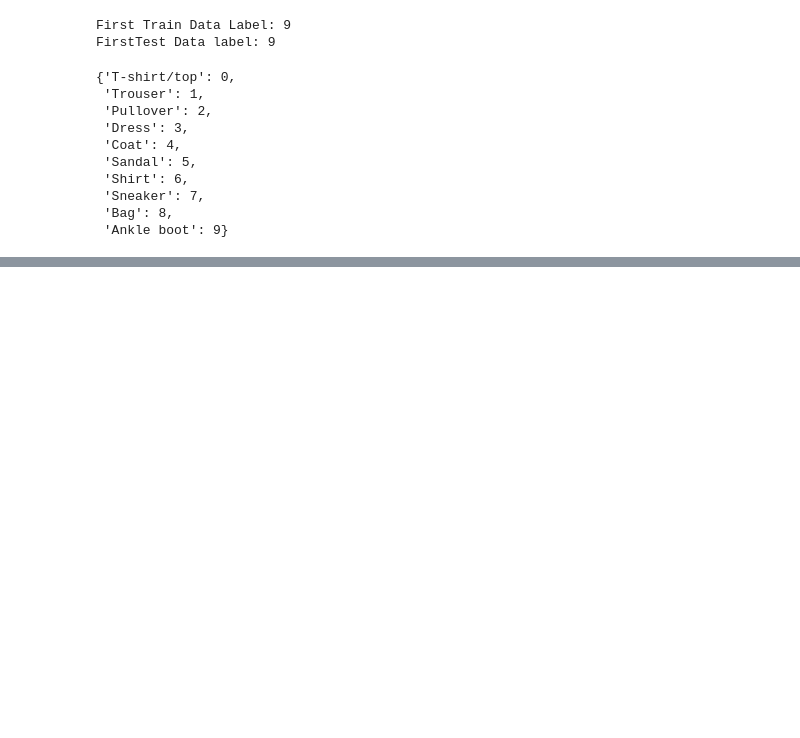
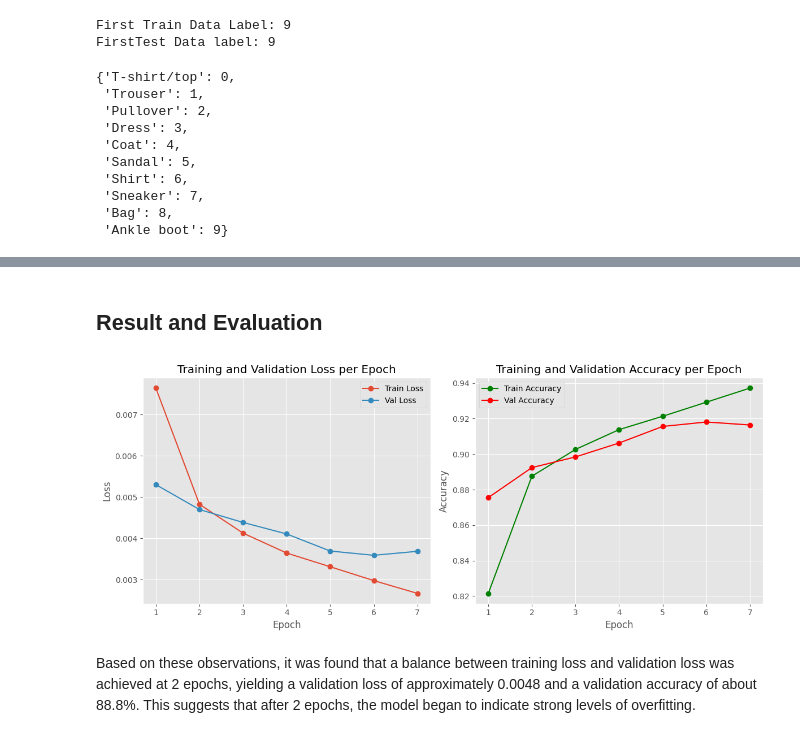
Before and after one commit to mobadara/fashion-mnist-pytorch-cnn, a Jupyter notebook: fashion-mnist-cnn.ipynb, the cells around one changed output, grey strips where cells are left out. Drawn from its saved outputs; the diff is of its cells as text; code cells hidden in the pictures; blank space fills up the shorter version.

```diff
--- a/fashion-mnist-cnn.ipynb
+++ b/fashion-mnist-cnn.ipynb
@@ -80,0 +264,5 @@ Our goal is to develop a Deep Learning Model using PyTorch Convolutional Neural
+# %%
+model = Net()
+criterion, optimizer = nn.CrossEntropyLoss(), optim.Adam(model.parameters(), lr=0.001)
+ # Model was trained on `epoch` 4, 5, 6, 7, 8
+num_classes, num_epochs = 10, 7
@@ -80,0 +360,29 @@ Our goal is to develop a Deep Learning Model using PyTorch Convolutional Neural
+# %% [markdown]
+## **Result and Evaluation**
+# %%
+# Plotting training and validation metrics
+plt.figure(figsize=(12, 5))
+plt.subplot(1, 2, 1)
+plt.plot(range(1, num_epochs + 1), train_losses, marker='o', label='Train Loss')
+plt.plot(range(1, num_epochs + 1), val_losses, marker='o', label='Val Loss')
+plt.xlabel('Epoch')
+plt.ylabel('Loss')
+plt.title('Training and Validation Loss per Epoch')
+plt.legend()
+plt.grid(True)
+
+plt.subplot(1, 2, 2)
+plt.plot(range(1, num_epochs + 1), train_accuracies, marker='o', color='green', label='Train Accuracy')
+plt.plot(range(1, num_epochs + 1), val_accuracies, marker='o', color='red', label='Val Accuracy')
+plt.xlabel('Epoch')
+plt.ylabel('Accuracy')
+plt.title('Training and Validation Accuracy per Epoch')
+plt.legend()
+plt.grid(True)
+
+plt.tight_layout()
+plt.show()
+# %% [output]
+[figure, added]
+# %% [markdown]
+Based on these observations, it was found that a balance between training loss and validation loss was achieved at 2 epochs, yielding a validation loss of approximately 0.0048 and a validation accuracy of about 88.8%. This suggests that after 2 epochs, the model began to indicate strong levels of overfitting.
```
Also changed, not shown: parts of 38 cells of this notebook.
